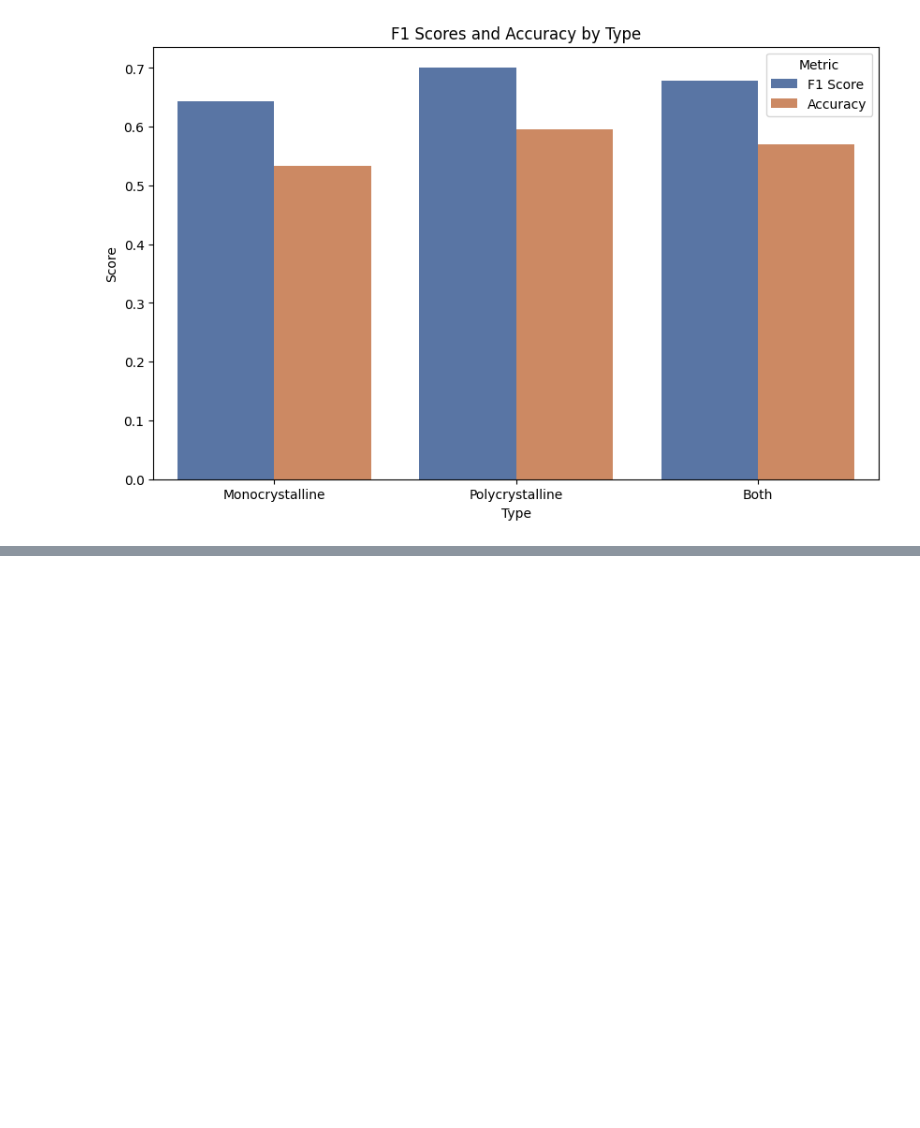
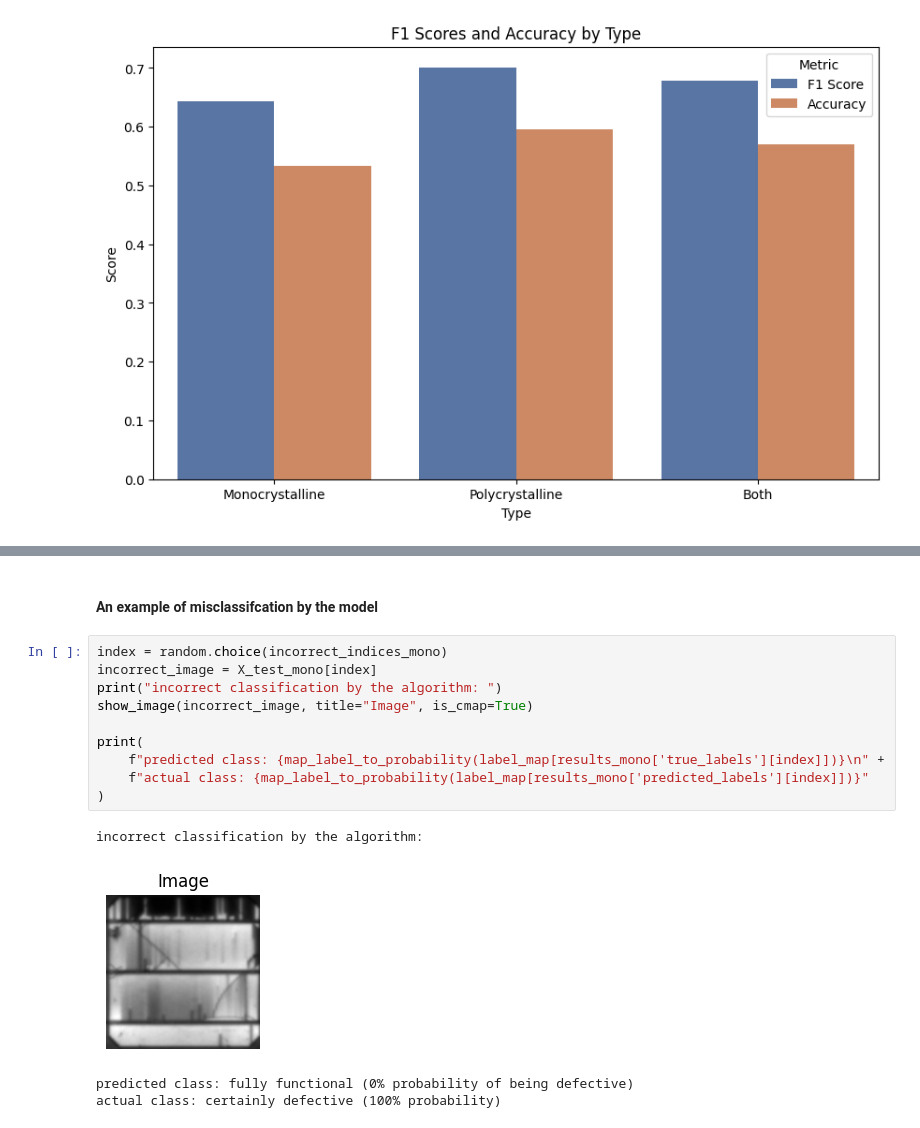
Before and after one commit to fardu8/SolarPanel-EL-Analyzer, a Jupyter notebook: Jarvis_comp9517_project _notebook.ipynb, the cells around one changed output, grey strips where cells are left out. Cells and saved outputs as stored; diff of their text form; blank space fills up the shorter version.

```diff
--- a/Jarvis_comp9517_project _notebook.ipynb
+++ b/Jarvis_comp9517_project _notebook.ipynb
@@ -657,0 +969,17 @@ plt.show()
+# %% [markdown]
+#### An example of misclassifcation by the model
+# %%
+index = random.choice(incorrect_indices_mono)
+incorrect_image = X_test_mono[index]
+print("incorrect classification by the algorithm: ")
+show_image(incorrect_image, title="Image", is_cmap=True)
+
+print(
+    f"predicted class: {map_label_to_probability(label_map[results_mono['true_labels'][index]])}\n" +
+    f"actual class: {map_label_to_probability(label_map[results_mono['predicted_labels'][index]])}"
+)
+# %% [output]
+incorrect classification by the algorithm:
+[figure, added]
+predicted class: fully functional (0% probability of being defective)
+actual class: certainly defective (100% probability)
```
Also changed, not shown: parts of 84 cells of this notebook, 12 other files.
